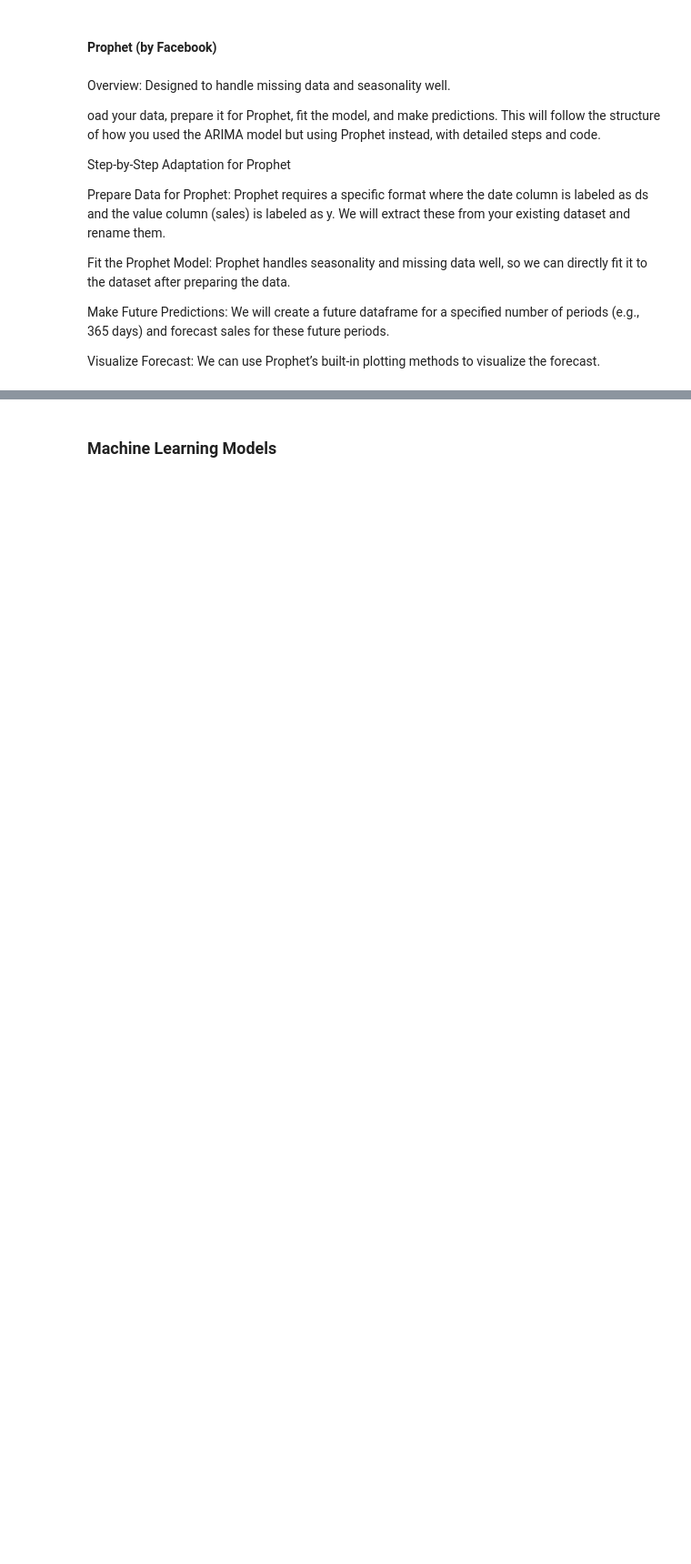
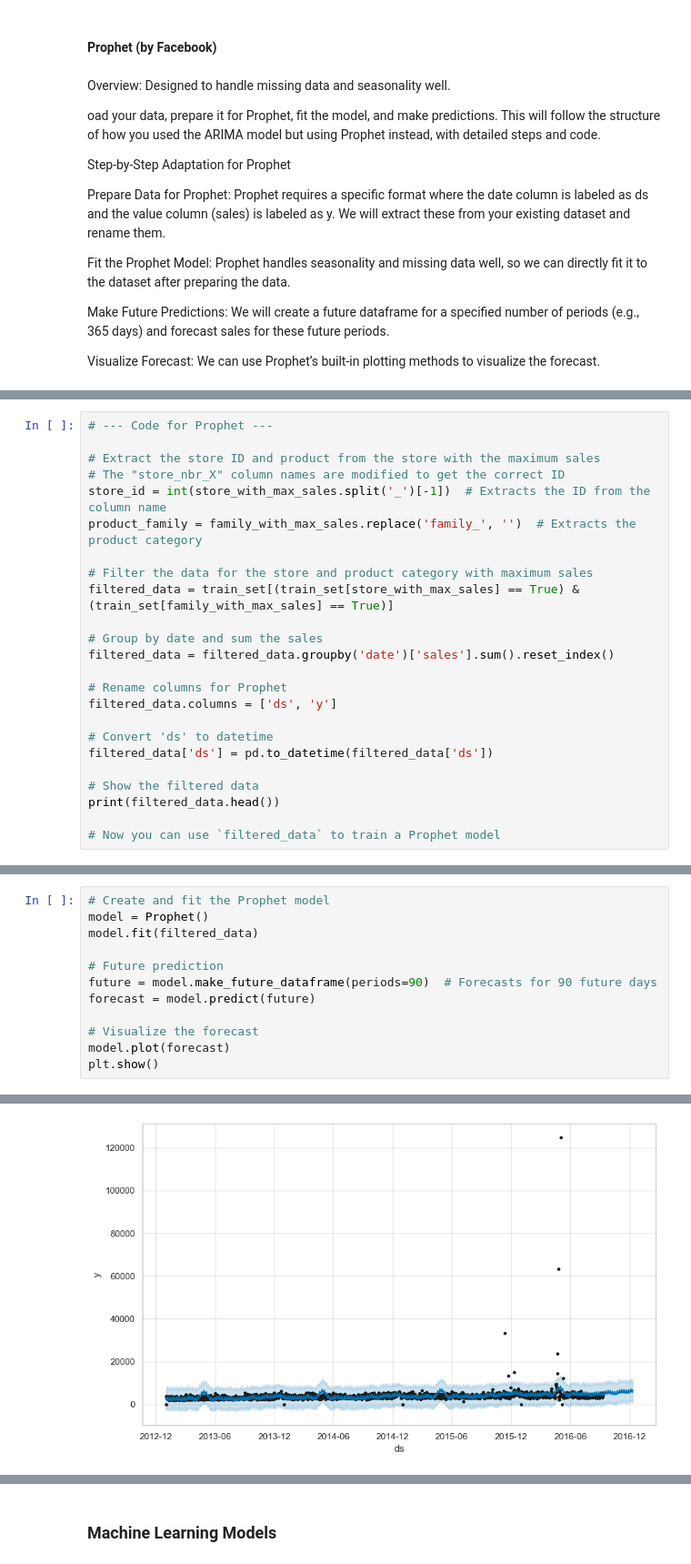
Before and after one commit to Cosimocarl/TimeSeriesProject-StoreSales, a Jupyter notebook: PrimaVersione.ipynb, the cells around one changed output, grey strips where cells are left out. Shown at 91% size. Cells and saved outputs as stored; diff of their text form; blank space fills up the shorter version.

```diff
--- a/PrimaVersione.ipynb
+++ b/PrimaVersione.ipynb
@@ -1003,0 +1286,24 @@ Visualize Forecast: We can use Prophet’s built-in plotting methods to visualiz
+# %%
+# --- Code for Prophet ---
+
+# Extract the store ID and product from the store with the maximum sales
+# The "store_nbr_X" column names are modified to get the correct ID
+store_id = int(store_with_max_sales.split('_')[-1])  # Extracts the ID from the column name
+product_family = family_with_max_sales.replace('family_', '')  # Extracts the product category
+
+# Filter the data for the store and product category with maximum sales
+filtered_data = train_set[(train_set[store_with_max_sales] == True) & (train_set[family_with_max_sales] == True)]
+
+# Group by date and sum the sales
+filtered_data = filtered_data.groupby('date')['sales'].sum().reset_index()
+
+# Rename columns for Prophet
+filtered_data.columns = ['ds', 'y']
+
+# Convert 'ds' to datetime
+filtered_data['ds'] = pd.to_datetime(filtered_data['ds'])
+
+# Show the filtered data
+print(filtered_data.head())
+
+# Now you can use `filtered_data` to train a Prophet model
@@ -1003,0 +1317,13 @@ Visualize Forecast: We can use Prophet’s built-in plotting methods to visualiz
+# %%
+# Create and fit the Prophet model
+model = Prophet()
+model.fit(filtered_data)
+
+# Future prediction
+future = model.make_future_dataframe(periods=90)  # Forecasts for 90 future days
+forecast = model.predict(future)
+
+# Visualize the forecast
+model.plot(forecast)
+plt.show()
+# %% [output]
@@ -1004 +1332,2 @@ Visualize Forecast: We can use Prophet’s built-in plotting methods to visualiz
+[figure, added]
 # %% [markdown]
```
Also changed, not shown: parts of 47 cells of this notebook, 4 other files.
